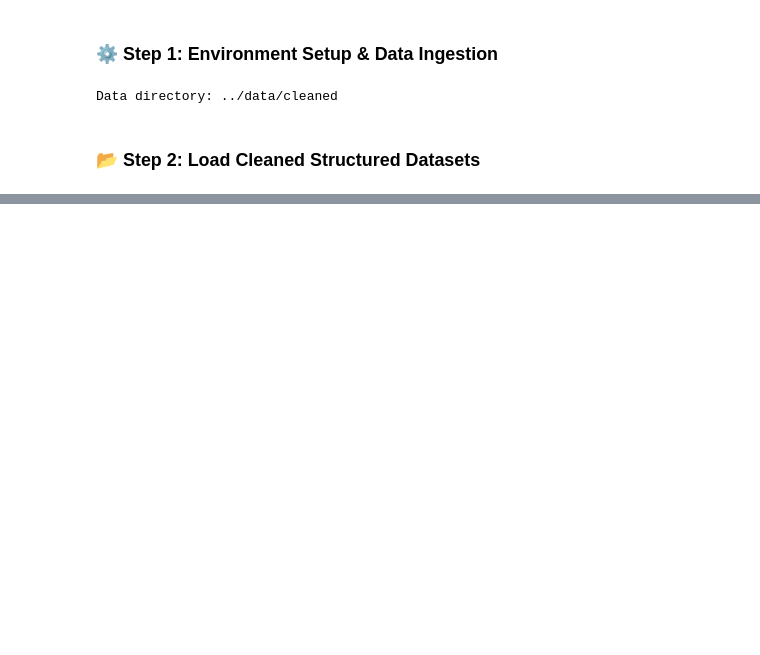
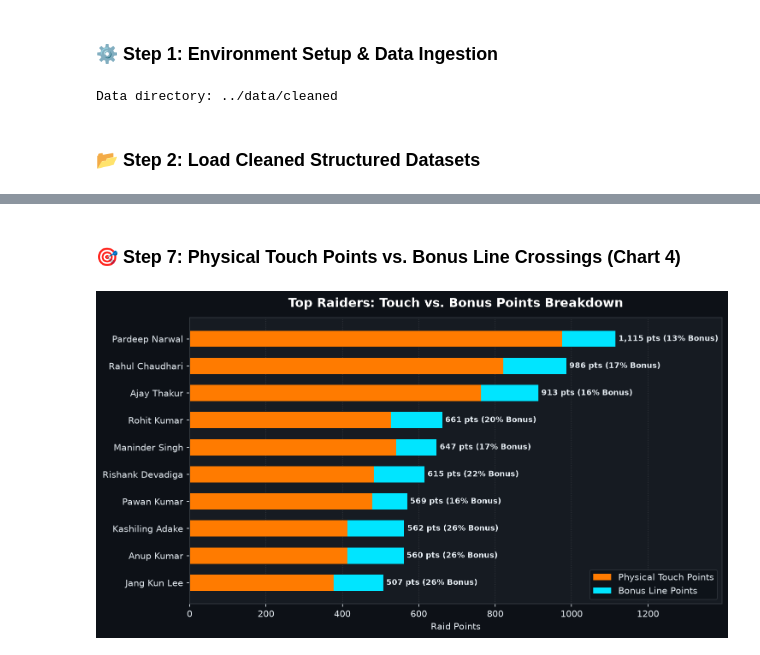
Before and after one commit to adarshgaurav1951/Kabaddi-Matches-EDA, a Jupyter notebook: notebooks/01_cleaning.ipynb, the cells around one changed output, grey strips where cells are left out. Drawn from its saved outputs; the diff is of its cells as text; code cells hidden in the pictures; blank space fills up the shorter version.

```diff
--- a/notebooks/01_cleaning.ipynb
+++ b/notebooks/01_cleaning.ipynb
@@ -295,0 +209,34 @@ To enable interactive Power BI drag-and-drop in Colab, run:
+# %% [markdown]
+### 🎯 Step 7: Physical Touch Points vs. Bonus Line Crossings (Chart 4)
+# %%
+touch_bonus = df_players.groupby('player_name').agg({
+    'player_raid_points_touch': 'sum',
+    'player_raid_points_raid_bonus': 'sum',
+    'player_raid_points_total': 'sum'
+}).reset_index().sort_values(by='player_raid_points_total', ascending=True).tail(10)
+
+fig, ax = plt.subplots(figsize=(10, 5.5), facecolor=DARK_BG)
+ax.set_facecolor(CARD_BG)
+
+ax.barh(touch_bonus['player_name'], touch_bonus['player_raid_points_touch'],
+        color=ACCENT_ORANGE, label='Physical Touch Points', height=0.6, zorder=2)
+ax.barh(touch_bonus['player_name'], touch_bonus['player_raid_points_raid_bonus'],
+        left=touch_bonus['player_raid_points_touch'], color=ACCENT_CYAN,
+        label='Bonus Line Points', height=0.6, zorder=2)
+
+for _, row in touch_bonus.iterrows():
+    tot = row['player_raid_points_total']
+    pct_bonus = (row['player_raid_points_raid_bonus'] / tot * 100) if tot else 0
+    ax.text(tot + 8, row['player_name'], f"{int(tot):,} pts ({pct_bonus:.0f}% Bonus)",
+            va='center', color=TEXT_COLOR, fontsize=8.5, fontweight='bold')
+
+ax.set_xlim(0, touch_bonus['player_raid_points_total'].max() * 1.25)
+ax.set_title("Top Raiders: Touch vs. Bonus Points Breakdown", fontsize=14, fontweight='bold', color='#ffffff', pad=12)
+ax.set_xlabel("Raid Points", fontsize=10, color=TEXT_COLOR)
+ax.legend(facecolor=DARK_BG, edgecolor='#30363d', labelcolor=TEXT_COLOR, loc='lower right')
+ax.tick_params(colors=TEXT_COLOR)
+ax.grid(True, axis='x', linestyle=':', alpha=0.15)
+plt.tight_layout()
+plt.show()
+# %% [output]
+[figure, added]
```
Also changed, not shown: parts of 38 cells of this notebook.
